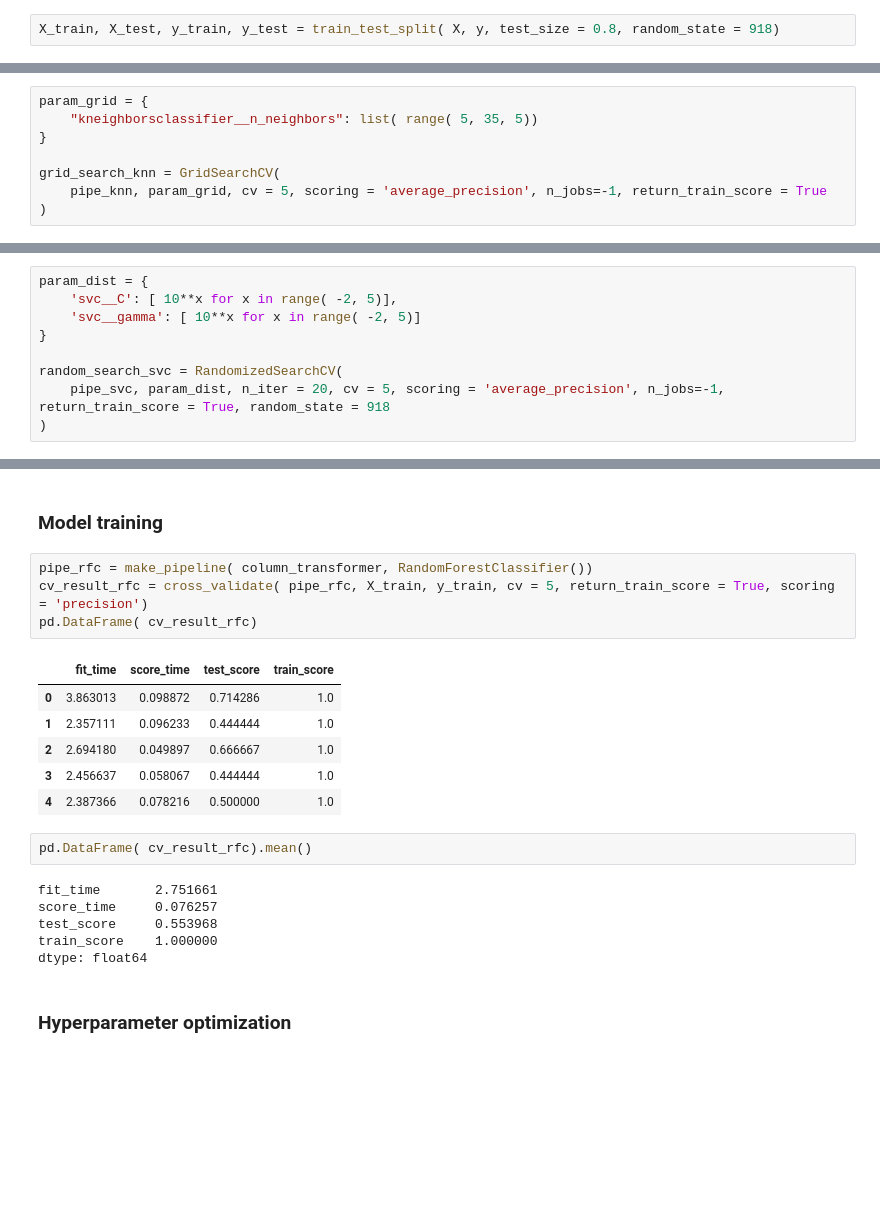
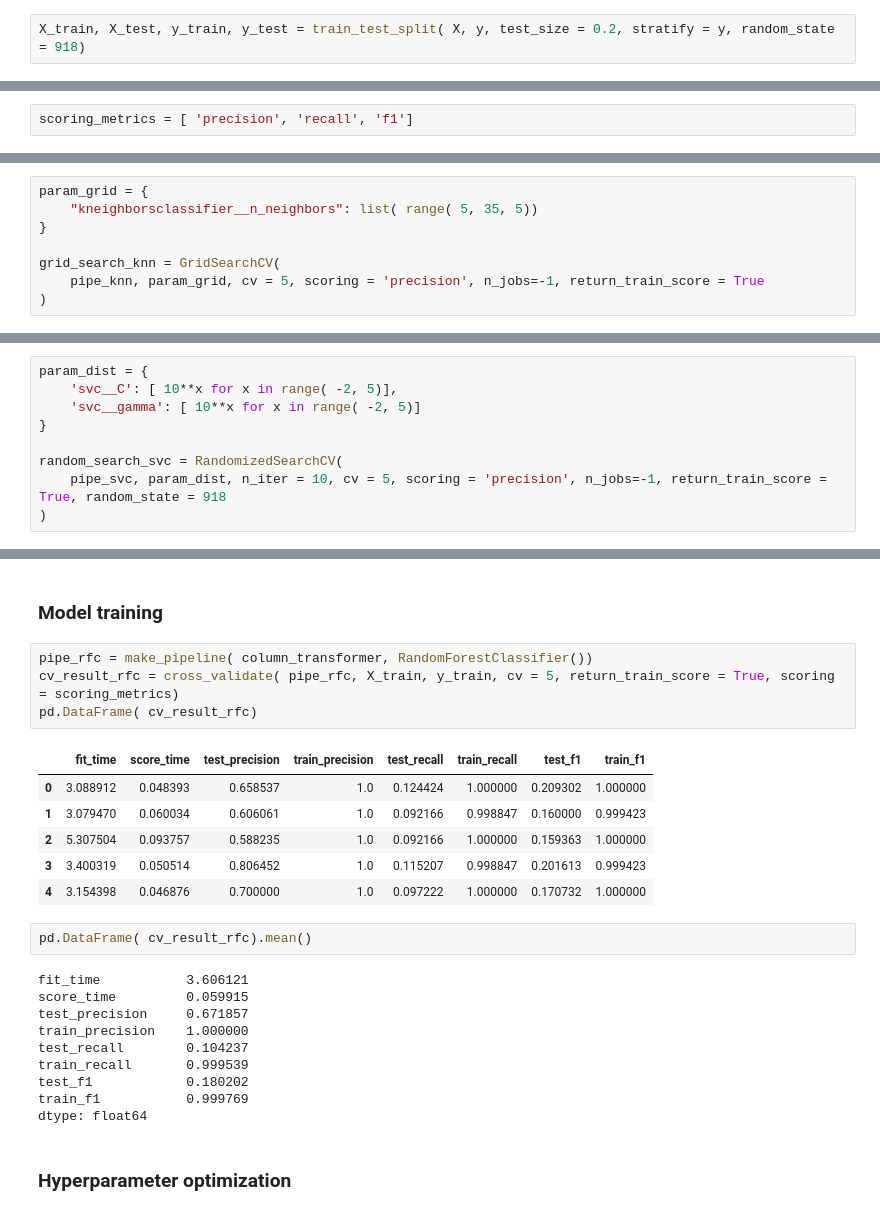
Before and after one commit to morrismanfung/yukoproject2022, a Jupyter notebook: 02-model/01-model-evaluation.ipynb, the cells around one changed output, grey strips where cells are left out. Cells and saved outputs as stored; diff of their text form; blank space fills up the shorter version.

```diff
--- a/02-model/01-model-evaluation.ipynb
+++ b/02-model/01-model-evaluation.ipynb
@@ -61,7 +61,7 @@ Index(['Place', 'ActualWeight', 'DeclaredHorseWeight', 'Draw', 'WinOdds',
        'AvgPlace5_norm', 'WeightDiff_norm', 'CombinedRating_norm'],
       dtype='object')
 # %%
-X_train, X_test, y_train, y_test = train_test_split( X, y, test_size = 0.8, random_state = 918)
+X_train, X_test, y_train, y_test = train_test_split( X, y, test_size = 0.2, stratify = y, random_state = 918)
 # %% [markdown]
 Variables and corresponding transformations. (All relative indexes will not be transformed as they are theoretically normal)
 
@@ -119,3 +121,5 @@ column_transformer = make_column_transformer(
+# %%
+scoring_metrics = [ 'precision', 'recall', 'f1']
 # %% [markdown]
 ## KNN
 # %% [markdown]
@@ -140,7 +148,7 @@ param_grid = {
 }
 
 grid_search_knn = GridSearchCV(
-    pipe_knn, param_grid, cv = 5, scoring = 'average_precision', n_jobs=-1, return_train_score = True
+    pipe_knn, param_grid, cv = 5, scoring = 'precision', n_jobs=-1, return_train_score = True
 )
 # %%
 grid_search_knn.fit( X_train, y_train)
@@ -255,7 +267,7 @@ param_dist = {
 }
 
 random_search_svc = RandomizedSearchCV(
-    pipe_svc, param_dist, n_iter = 20, cv = 5, scoring = 'average_precision', n_jobs=-1, return_train_score = True, random_state = 918
+    pipe_svc, param_dist, n_iter = 10, cv = 5, scoring = 'precision', n_jobs=-1, return_train_score = True, random_state = 918
 )
 # %%
 random_search_svc.fit( X_train, y_train)
@@ -325,22 +337,26 @@ weighted avg       0.91      0.92      0.89     13115
 ### Model training
 # %%
 pipe_rfc = make_pipeline( column_transformer, RandomForestClassifier())
-cv_result_rfc = cross_validate( pipe_rfc, X_train, y_train, cv = 5, return_train_score = True, scoring = 'precision')
+cv_result_rfc = cross_validate( pipe_rfc, X_train, y_train, cv = 5, return_train_score = True, scoring = scoring_metrics)
 pd.DataFrame( cv_result_rfc)
 # %% [output]
-|  | fit_time | score_time | test_score | train_score |
-| 0 | 3.863013 | 0.098872 | 0.714286 | 1.0 |
-| 1 | 2.357111 | 0.096233 | 0.444444 | 1.0 |
-| 2 | 2.694180 | 0.049897 | 0.666667 | 1.0 |
-| 3 | 2.456637 | 0.058067 | 0.444444 | 1.0 |
-| 4 | 2.387366 | 0.078216 | 0.500000 | 1.0 |
+|  | fit_time | score_time | test_precision | train_precision | test_recall | train_recall | test_f1 | train_f1 |
+| 0 | 3.088912 | 0.048393 | 0.658537 | 1.0 | 0.124424 | 1.000000 | 0.209302 | 1.000000 |
+| 1 | 3.079470 | 0.060034 | 0.606061 | 1.0 | 0.092166 | 0.998847 | 0.160000 | 0.999423 |
+| 2 | 5.307504 | 0.093757 | 0.588235 | 1.0 | 0.092166 | 1.000000 | 0.159363 | 1.000000 |
+| 3 | 3.400319 | 0.050514 | 0.806452 | 1.0 | 0.115207 | 0.998847 | 0.201613 | 0.999423 |
+| 4 | 3.154398 | 0.046876 | 0.700000 | 1.0 | 0.097222 | 1.000000 | 0.170732 | 1.000000 |
 # %%
 pd.DataFrame( cv_result_rfc).mean()
 # %% [output]
-fit_time       2.751661
-score_time     0.076257
-test_score     0.553968
-train_score    1.000000
+fit_time           3.606121
+score_time         0.059915
+test_precision     0.671857
+train_precision    1.000000
+test_recall        0.104237
+train_recall       0.999539
+test_f1            0.180202
+train_f1           0.999769
 dtype: float64
 # %% [markdown]
 ### Hyperparameter optimization
```
Also changed, not shown: parts of 51 cells of this notebook.
